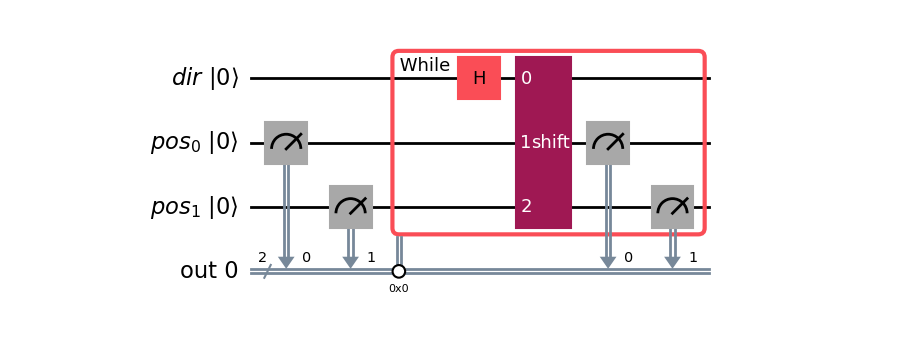
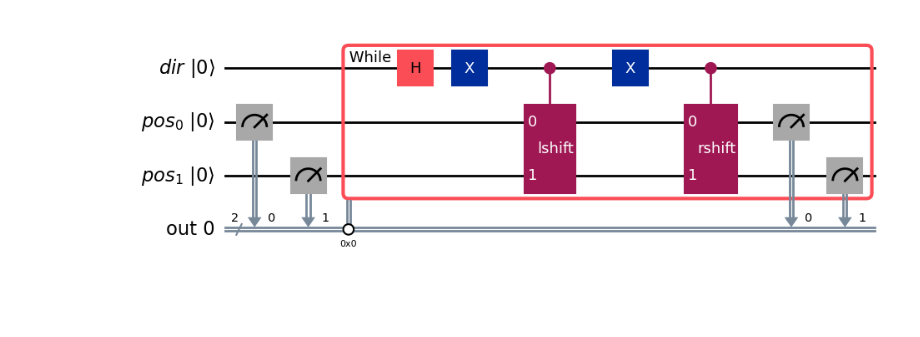
Before and after one commit to dnngky/qinvgen, a Jupyter notebook: qinvgen/examples/circuits.ipynb, the cells around one changed output. Saved outputs shown, nothing was run; the diff lists cells and outputs as text; code cells hidden in the pictures; blank space fills up the shorter version.

```diff
--- a/qinvgen/examples/circuits.ipynb
+++ b/qinvgen/examples/circuits.ipynb
@@ -7,4 +5,4 @@ example_1().draw(output='mpl', initial_state=True)
 # %%
-quantum_walk(n=4, export=True).draw(output='mpl', initial_state=True)
+qwalk_2(export=True).draw(output='mpl', initial_state=True)
 # %% [output]
-[figure, old version]
+[figure, new version]
```
Also changed, not shown: parts of 2 cells of this notebook, 12 other files.
